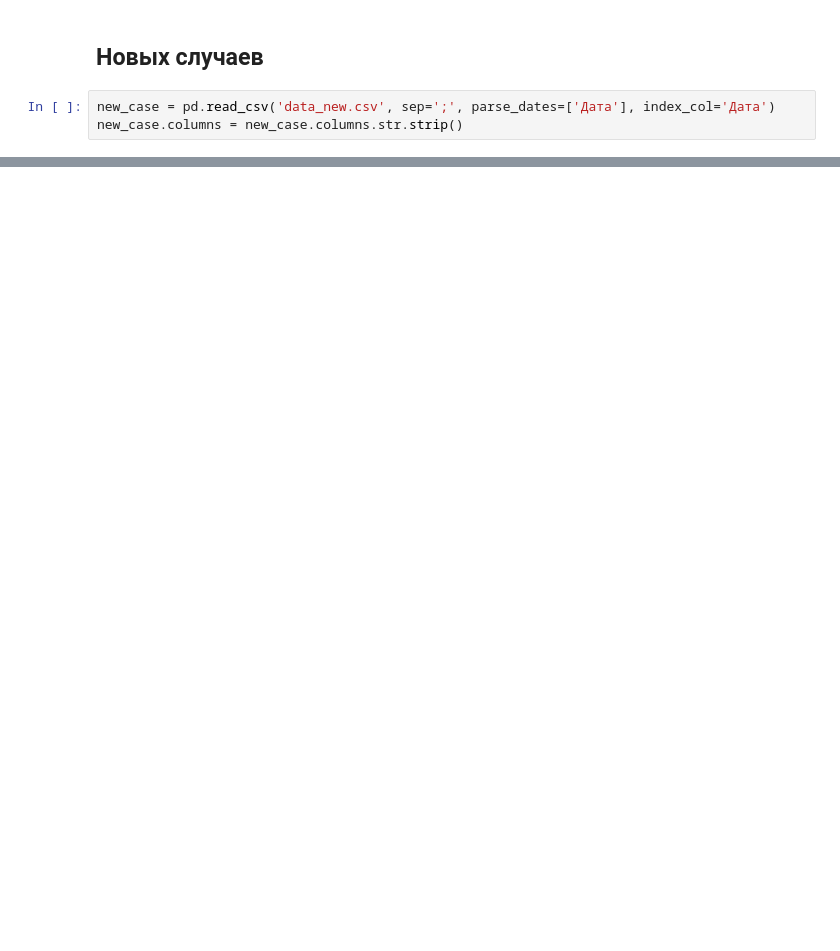
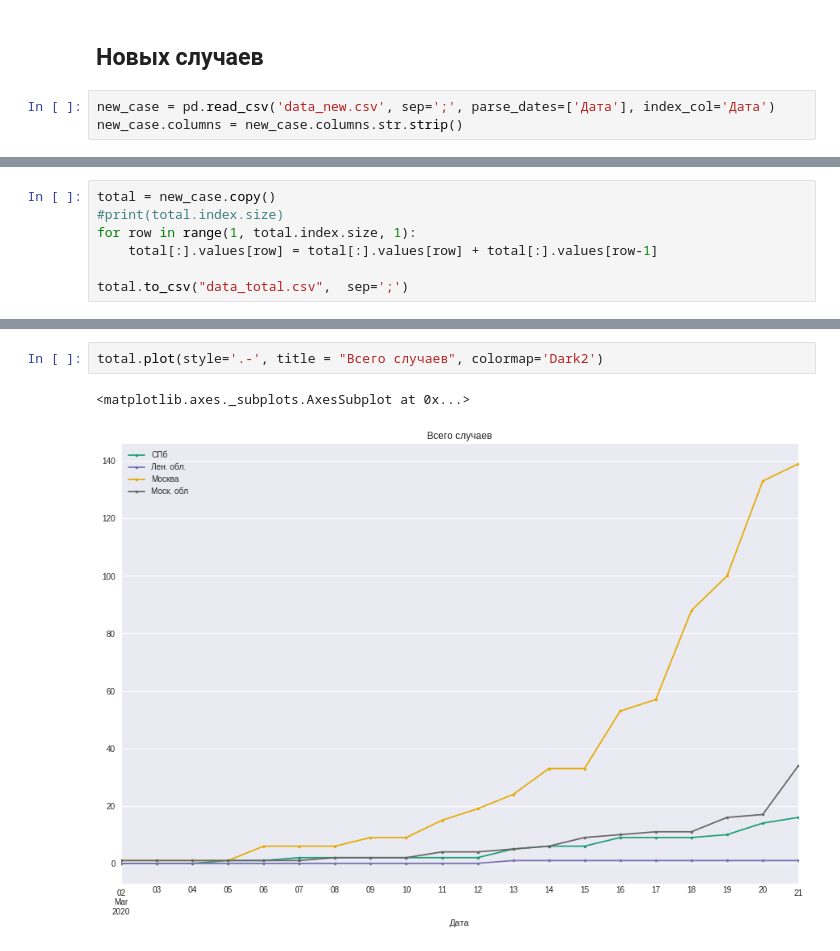
Before and after one commit to smeyashka/corona, a Jupyter notebook: graph.ipynb, the cells around one changed output, grey strips where cells are left out. Drawn from its saved outputs; the diff is of its cells as text; blank space fills up the shorter version.

```diff
--- a/graph.ipynb
+++ b/graph.ipynb
@@ -115,0 +82,7 @@ new_case
+# %%
+total = new_case.copy()
+#print(total.index.size)
+for row in range(1, total.index.size, 1):
+    total[:].values[row] = total[:].values[row] + total[:].values[row-1]
+
+total.to_csv("data_total.csv",  sep=';')
@@ -115,0 +108,5 @@ new_case
+# %%
+total.plot(style='.-', title = "Всего случаев", colormap='Dark2')
+# %% [output]
+<matplotlib.axes._subplots.AxesSubplot at 0x...>
+[figure, added]
```
Also changed, not shown: parts of 20 cells of this notebook, 3 other files.
